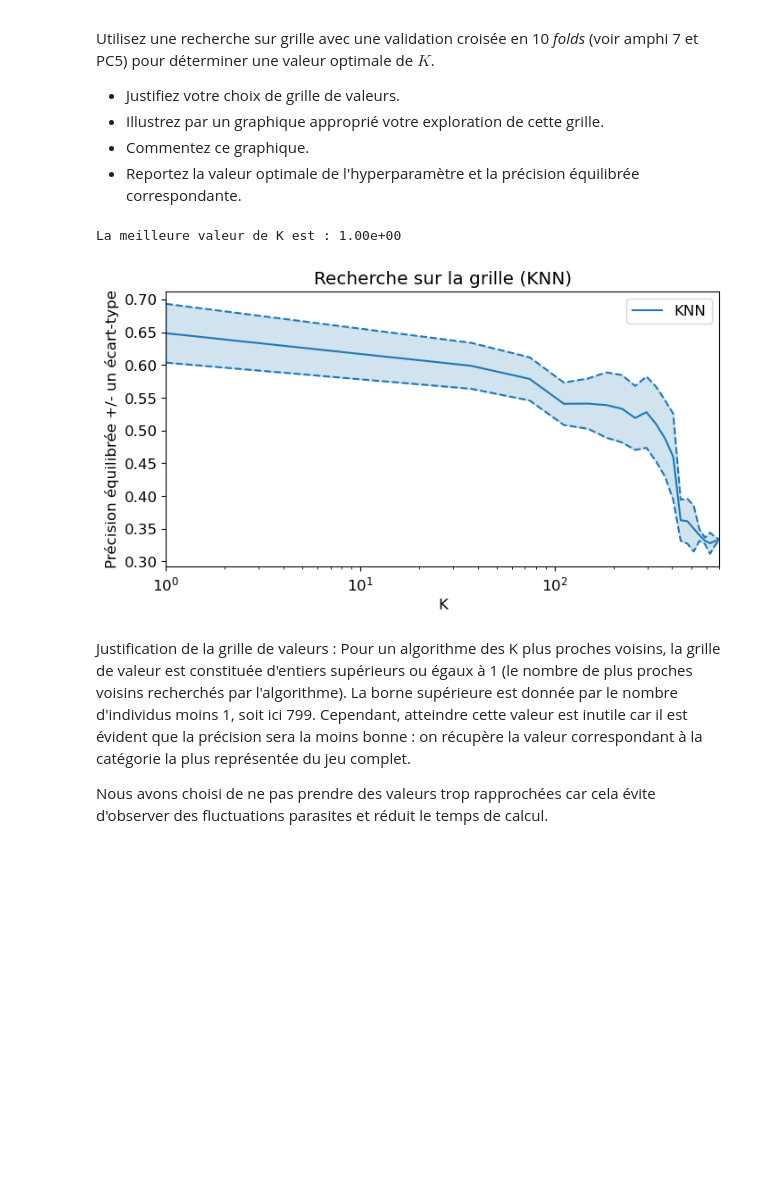
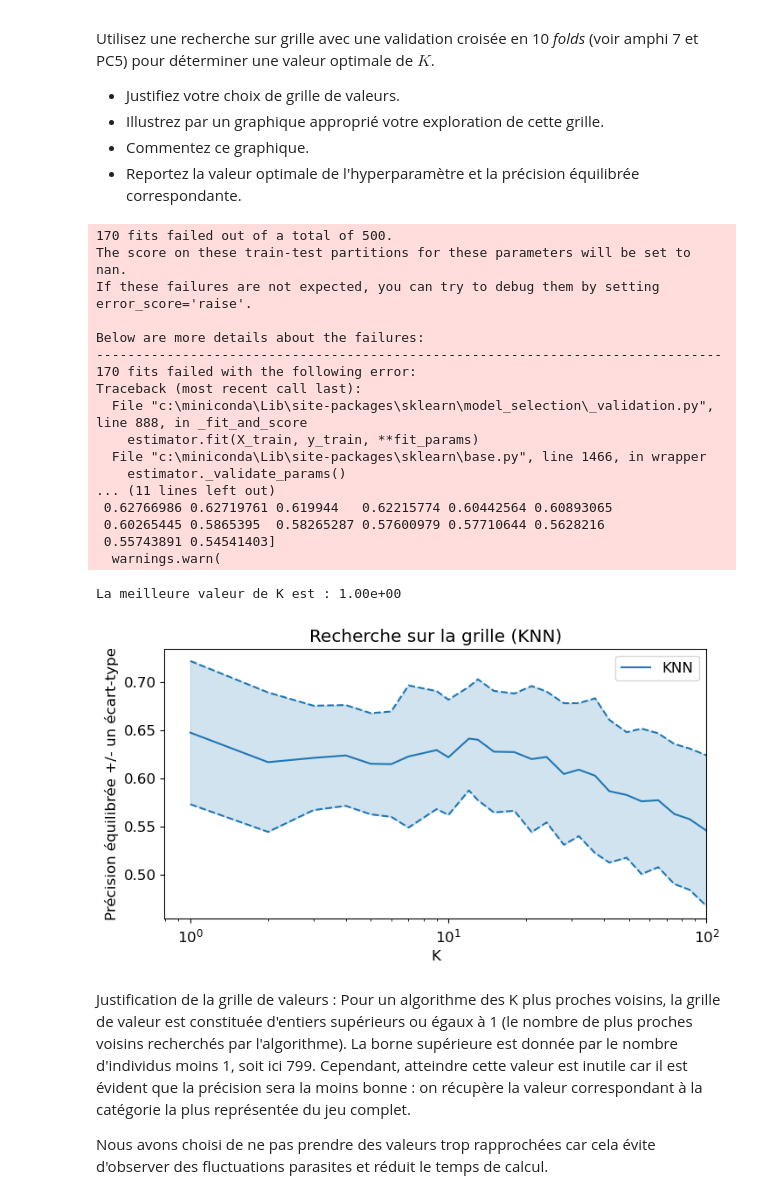
Before and after one commit to maximebailly/sdd_2025, a Jupyter notebook: projet/Projet.ipynb, the cells around one changed output. Drawn from its saved outputs; the diff is of its cells as text; code cells hidden in the pictures; blank space fills up the shorter version.

```diff
--- a/projet/Projet.ipynb
+++ b/projet/Projet.ipynb
@@ -304,10 +304,11 @@ from sklearn import model_selection
 from sklearn.metrics import balanced_accuracy_score
 
 # KFold à 10 folds
-kf = model_selection.KFold(n_splits=10, shuffle=True, random_state=47)
+kf = model_selection.KFold(n_splits=10, shuffle=True, random_state=43)
+
 
 # Définir la grille de valeurs pour K
-K_s = np.linspace(1, 700, 20, dtype='int')
+K_s = np.concatenate([np.linspace(1, 80, 30, dtype='int'), np.linspace(100,300,20, dtype='int')])
 
 # Définir le modèle à évaluer (K plus proches voisins)
 k_nneighb = sklearn.neighbors.KNeighborsClassifier()
@@ -324,35 +325,52 @@ grid.cv_results_.keys()
 plt.figure(figsize=(8, 4))
 
 balanced_accuracy_score = grid.cv_results_['mean_test_score']
 std_error = grid.cv_results_['std_test_score']
 
 
 # afficher les RMSE avec une échelle logarithmique pour les abscisses :
 plt.semilogx(grid.cv_results_['param_n_neighbors'], balanced_accuracy_score,
              label="KNN", color='tab:blue')
 plt.semilogx(grid.cv_results_['param_n_neighbors'], balanced_accuracy_score + std_error,
              color='tab:blue', linestyle='dashed')
 plt.semilogx(grid.cv_results_['param_n_neighbors'], balanced_accuracy_score - std_error,
              color='tab:blue', linestyle='dashed')
 
 # colorer l'espace entre les courbes représentant les écarts-types
 plt.fill_between(K_s, (balanced_accuracy_score + std_error), (balanced_accuracy_score - std_error),
                  color='tab:blue',
                  alpha=0.2, # contrôle la transparence
                 )
 
 
 # Mise en forme
 plt.xlabel("K")
 plt.ylabel("Précision équilibrée +/- un écart-type")
 plt.xlim([K_s[0], K_s[-1]])
 plt.title("Recherche sur la grille (KNN)")
 plt.legend(loc='best')
 
 print(f"La meilleure valeur de K est : {grid.best_params_['n_neighbors']:.2e}")
 # %% [output]
-La meilleure valeur de K est : 1.00e+00
+170 fits failed out of a total of 500.
+The score on these train-test partitions for these parameters will be set to nan.
+If these failures are not expected, you can try to debug them by setting error_score='raise'.
+
+Below are more details about the failures:
+--------------------------------------------------------------------------------
+170 fits failed with the following error:
+Traceback (most recent call last):
+  File "c:\miniconda\Lib\site-packages\sklearn\model_selection\_validation.py", line 888, in _fit_and_score
+    estimator.fit(X_train, y_train, **fit_params)
+  File "c:\miniconda\Lib\site-packages\sklearn\base.py", line 1466, in wrapper
+    estimator._validate_params()
+... (11 lines left out)
+ 0.62766986 0.62719761 0.619944   0.62215774 0.60442564 0.60893065
+ 0.60265445 0.5865395  0.58265287 0.57600979 0.57710644 0.5628216
+ 0.55743891 0.54541403]
+  warnings.warn(
+La meilleure valeur de K est : 1.00e+00
-[figure, old version]
+[figure, new version]
 # %% [markdown]
 Justification de la grille de valeurs :
 Pour un algorithme des K plus proches voisins, la grille de valeur est constituée d'entiers supérieurs ou égaux à 1 (le nombre de plus proches voisins recherchés par l'algorithme). La borne supérieure est donnée par le nombre d'individus moins 1, soit ici 799. Cependant, atteindre cette valeur est inutile car il est évident que la précision sera la moins bonne : on récupère la valeur correspondant à la catégorie la plus représentée du jeu complet.
```
Also changed, not shown: parts of 2 cells of this notebook.
